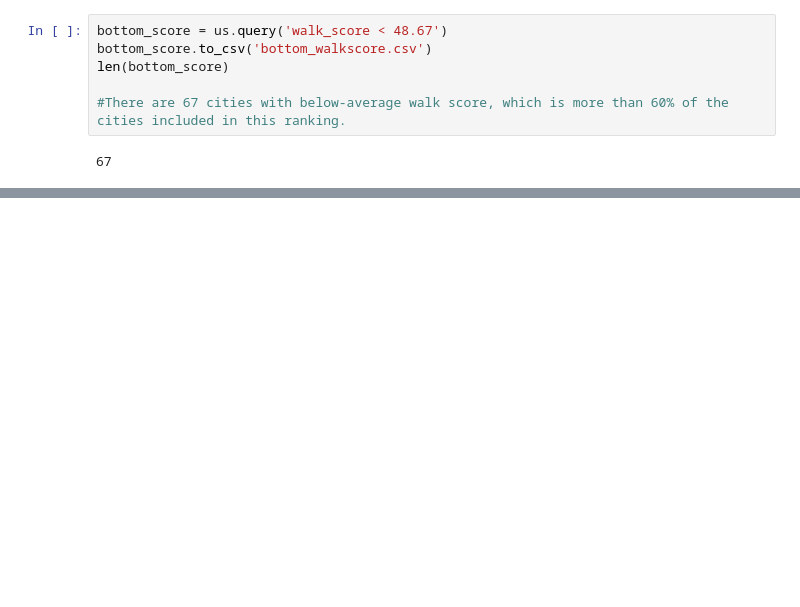
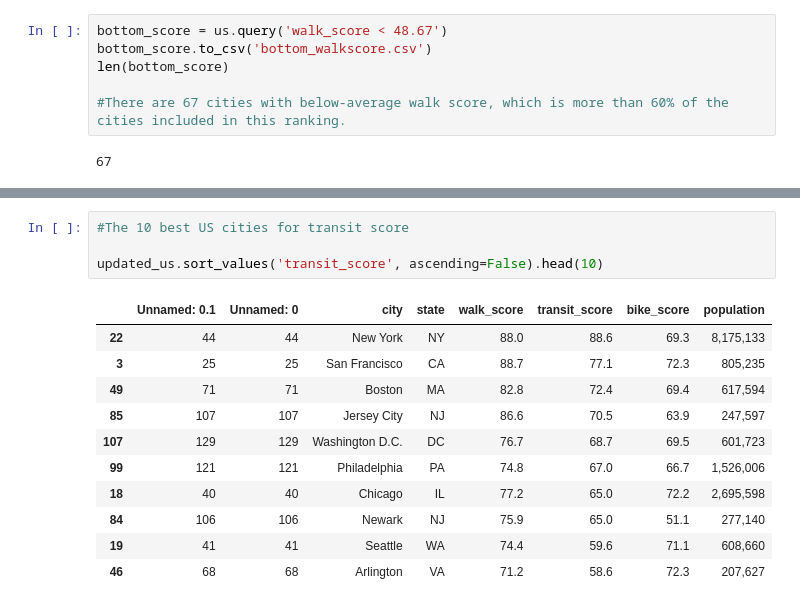
Before and after one commit to ann2128/lede-project-2, a Jupyter notebook: project-2-scraping.ipynb, the cells around one changed output, grey strips where cells are left out. Cells and saved outputs as stored; diff of their text form; blank space fills up the shorter version.

```diff
--- a/scraping-project.ipynb
+++ b/project-2-scraping.ipynb
@@ -508,0 +422,16 @@ us.query('walk_score < 48.67').groupby('state').count()
+# %%
+#The 10 best US cities for transit score
+
+updated_us.sort_values('transit_score', ascending=False).head(10)
+# %% [output]
+|  | Unnamed: 0.1 | Unnamed: 0 | city | state | walk_score | transit_score | bike_score | population |
+| 22 | 44 | 44 | New York | NY | 88.0 | 88.6 | 69.3 | 8,175,133 |
+| 3 | 25 | 25 | San Francisco | CA | 88.7 | 77.1 | 72.3 | 805,235 |
+| 49 | 71 | 71 | Boston | MA | 82.8 | 72.4 | 69.4 | 617,594 |
+| 85 | 107 | 107 | Jersey City | NJ | 86.6 | 70.5 | 63.9 | 247,597 |
+| 107 | 129 | 129 | Washington D.C. | DC | 76.7 | 68.7 | 69.5 | 601,723 |
+| 99 | 121 | 121 | Philadelphia | PA | 74.8 | 67.0 | 66.7 | 1,526,006 |
+| 18 | 40 | 40 | Chicago | IL | 77.2 | 65.0 | 72.2 | 2,695,598 |
+| 84 | 106 | 106 | Newark | NJ | 75.9 | 65.0 | 51.1 | 277,140 |
+| 19 | 41 | 41 | Seattle | WA | 74.4 | 59.6 | 71.1 | 608,660 |
+| 46 | 68 | 68 | Arlington | VA | 71.2 | 58.6 | 72.3 | 207,627 |
```
Also changed, not shown: parts of 26 cells of this notebook, 1 other file.
